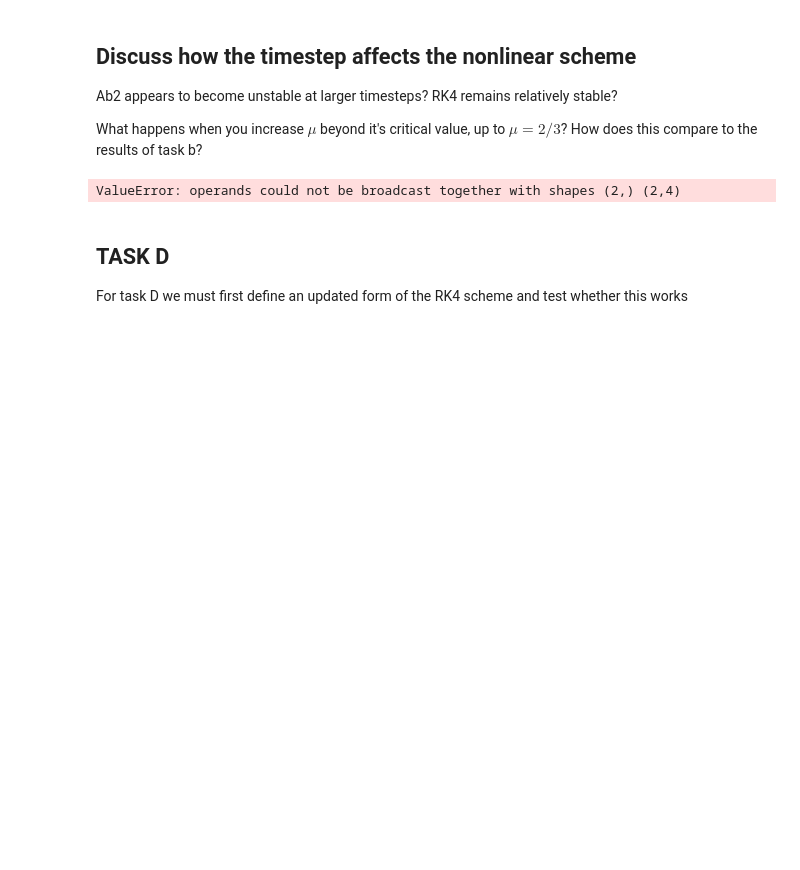
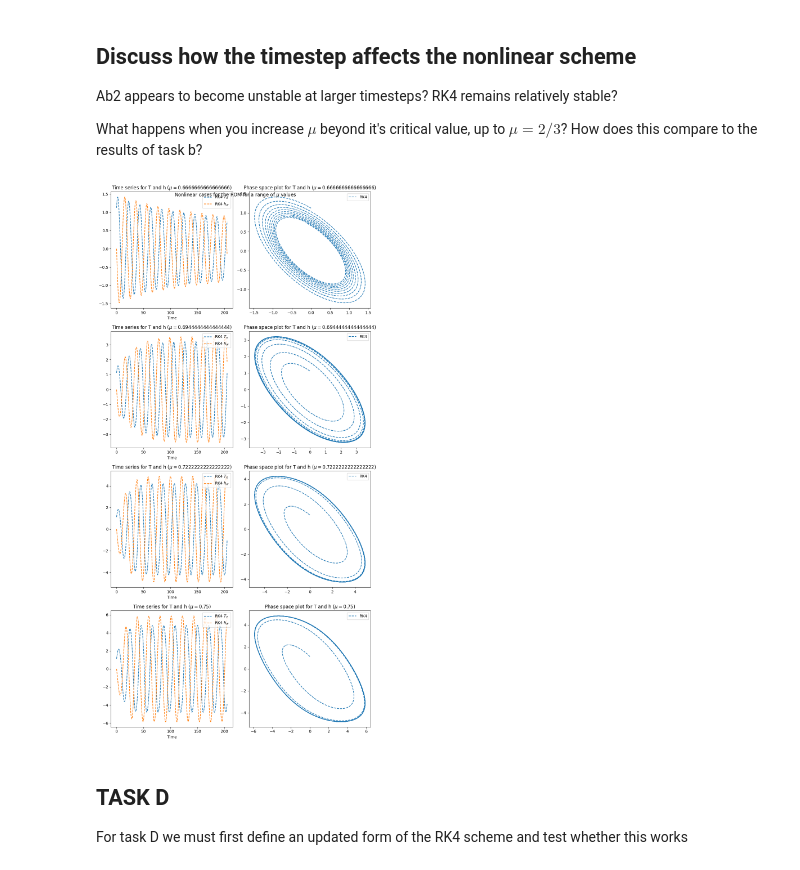
Before and after one commit to benhutchmet/MTMW14, a Jupyter notebook: Project_1_ENSO_ROM_working.ipynb, the cells around one changed output. Cells and saved outputs as stored; diff of their text form; code cells hidden in the pictures; blank space fills up the shorter version.

Commit message:
ensemble working (should be in both python file and notebook) and task B now updated to work using lambda function

```diff
--- a/Project_1_ENSO_ROM_working.ipynb
+++ b/Project_1_ENSO_ROM_working.ipynb
@@ -913,7 +913,7 @@ fig.savefig('nonlinear_model_AB2_RK4_2x4.png')
 ### THIS DOESN'T WORK CURRENTLY
 # %%
 # define the function of ODEs
-def enso_RK4(y,t):
+def enso_RK4(y,t,mu):
     """
     Define the system of ODEs for the recharge oscillator model of ENSO.
     y: array of state variables [T, S].
@@ -924,7 +924,7 @@ def enso_RK4(y,t):
     xi_2: random heating.
     """
 
-    # define the variables which vary with mu
+    # define the parameters that vary with mu
     b = b_0*mu
     R = gamma*b - c
 
@@ -932,18 +932,22 @@ def enso_RK4(y,t):
     dTdt = R*y[0] + gamma*y[1] - e_n*(y[1] + b*y[0])**3 + gamma*xi_1 + xi_2
     dSdt = -r*y[1] - alpha*b*y[0] - alpha*xi_1
 
+    #print(mu)
+
     return np.array([dTdt, dSdt])
 # %%
 # define the rk4 scheme again as a reminder
 
 # define the function for the fourth-order Runge-Kutta scheme
-def rk4_updated(f, y0, t, mu, e_n, xi_1, xi_2):
+def rk4_updated(f, y0, t):
     """
     Solve a system of ordinary differential equations using the RK4 method.
     f: function that defines the system of ODEs.
     y0: initial condition.
     t: array of equally spaced time points for which to solve the ODE.
     """
+
+
     n = len(t)
     y = np.zeros((n, len(y0)))
     y[0] = y0
@@ -982,62 +986,58 @@ h_init = 0/150
 # define the non-dimensionalised initial conditions for the RK4 scheme
 y0 = [1.125 / 7.5, 0 / 150]
 
-# run the updated RK4 scheme for the range of mu
-sst_anomaly_rk_nl_mu = np.zeros((len(mu), nt))
-thermocline_depth_rk_nl_mu = np.zeros((len(mu), nt))
+# create an array of values of mu between 2/3 and 0.75 (4 values total)
+mu = np.linspace(2/3, 0.75, 4)
+# solve the odes
+# run the updated RK4 scheme for each value of mu
 for i in range(len(mu)):
-    sst_anomaly_rk_nl_mu[i], thermocline_depth_rk_nl_mu[i] = rk4_updated(enso_RK4, y0, t, mu[i], e_n, xi_1, xi_2)
 
-# run the updated AB2 scheme for the range of mu
-sst_anomaly_ab_nl_mu = np.zeros((len(mu), nt))
-thermocline_depth_ab_nl_mu = np.zeros((len(mu), nt))
-for i in range(len(mu)):
-    sst_anomaly_ab_nl_mu[i], thermocline_depth_ab_nl_mu[i] = adams_bashforth(
-        T_init, h_init,mu[i], R, gamma, e_n, xi_1, xi_2, dt, nt)
+    # run the RK4 scheme
+    y = rk4_updated(lambda y, t: enso_RK4(y, t, mu[i]), y0, t)
+
+    # extract the results
+    sst_anomaly_rk_nl_mu[i] = y[:, 0]
+    thermocline_depth_rk_nl_mu[i] = y[:, 1]
 
 # redimensioalise the results
-sst_anomaly_ab_nl_mu = sst_anomaly_ab_nl_mu*7.5
-thermocline_depth_ab_nl_mu = thermocline_depth_ab_nl_mu*150/10
 sst_anomaly_rk_nl_mu = sst_anomaly_rk_nl_mu*7.5
 thermocline_depth_rk_nl_mu = thermocline_depth_rk_nl_mu*150/10
+
 
 # set up the subplots as a 4x2 grid of subplots with the time series plots on
 # the left and the phase space plots on the right
 fig, axs = plt.subplots(4, 2, figsize=(10, 20))
 
 # plot the time series for a range of mu
 for i in range(len(mu)):
-    axs[i, 0].plot(t, sst_anomaly_ab_nl_mu[i], label='AB2 $T_e$')
-    axs[i, 0].plot(t, thermocline_depth_ab_nl_mu[i], label='AB2 $h_w$')
     axs[i, 0].plot(t, sst_anomaly_rk_nl_mu[i], label='RK4 $T_e$',linestyle='--')
     axs[i, 0].plot(t, thermocline_depth_rk_nl_mu[i], label='RK4 $h_w$',linestyle='--')
     axs[i, 0].set_xlabel('Time')
     # set the title of the plot
     axs[i, 0].set_title('Time series for T and h ($\mu = %s$)' % mu[i])
     # specify the legend in the upper right corner
     axs[i, 0].legend(loc='upper right')
 
 # plot the phase space results for the nonlinear case
 for i in range(len(mu)):
-    axs[i, 1].plot(thermocline_depth_ab_nl_mu[i], sst_anomaly_ab_nl_mu[i], label='AB2')
     axs[i, 1].plot(thermocline_depth_rk_nl_mu[i], sst_anomaly_rk_nl_mu[i], label='RK4',linestyle='--')
     # set the title of the plot
     axs[i, 1].set_title('Phase space plot for T and h ($\mu = %s$)' % mu[i])
     # specify the legend in the upper right corner
     axs[i, 1].legend(loc='upper right')
 
 # specify a tight layout
 fig.tight_layout()
 
 # specify a sup title for the plots
 fig.suptitle('Nonlinear cases for the ROM for a range of $\mu$ values')
 
 plt.show()
 
 # save the figure
-fig.savefig('nonlinear_cases_RK4_AB2_range_of_mu.png')
+fig.savefig('nonlinear_cases_RK4_range_of_mu.png')
 # %% [output]
-ValueError: operands could not be broadcast together with shapes (2,) (2,4)
+[figure, added]
 # %% [markdown]
 ## TASK D ##
 
```
Also changed, not shown: parts of 10 cells of this notebook, 1 other file.
